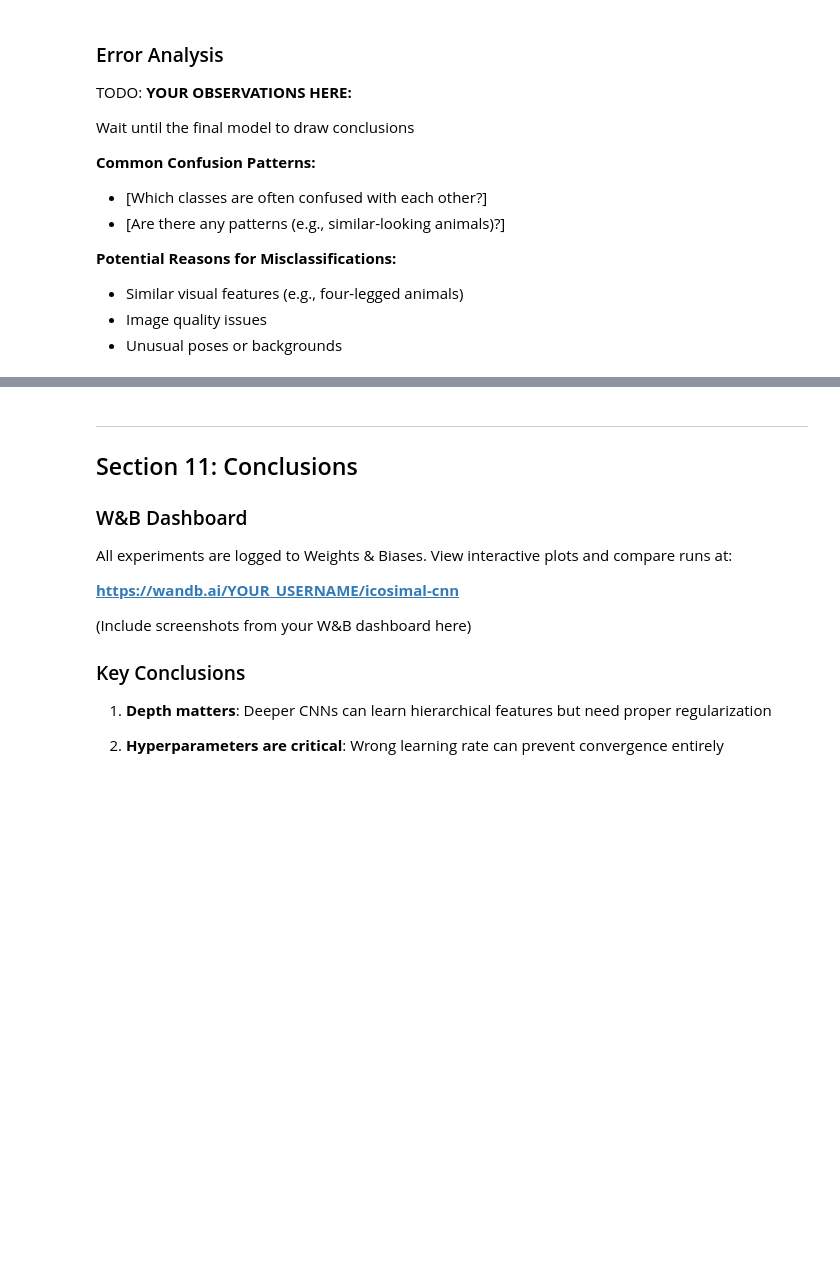
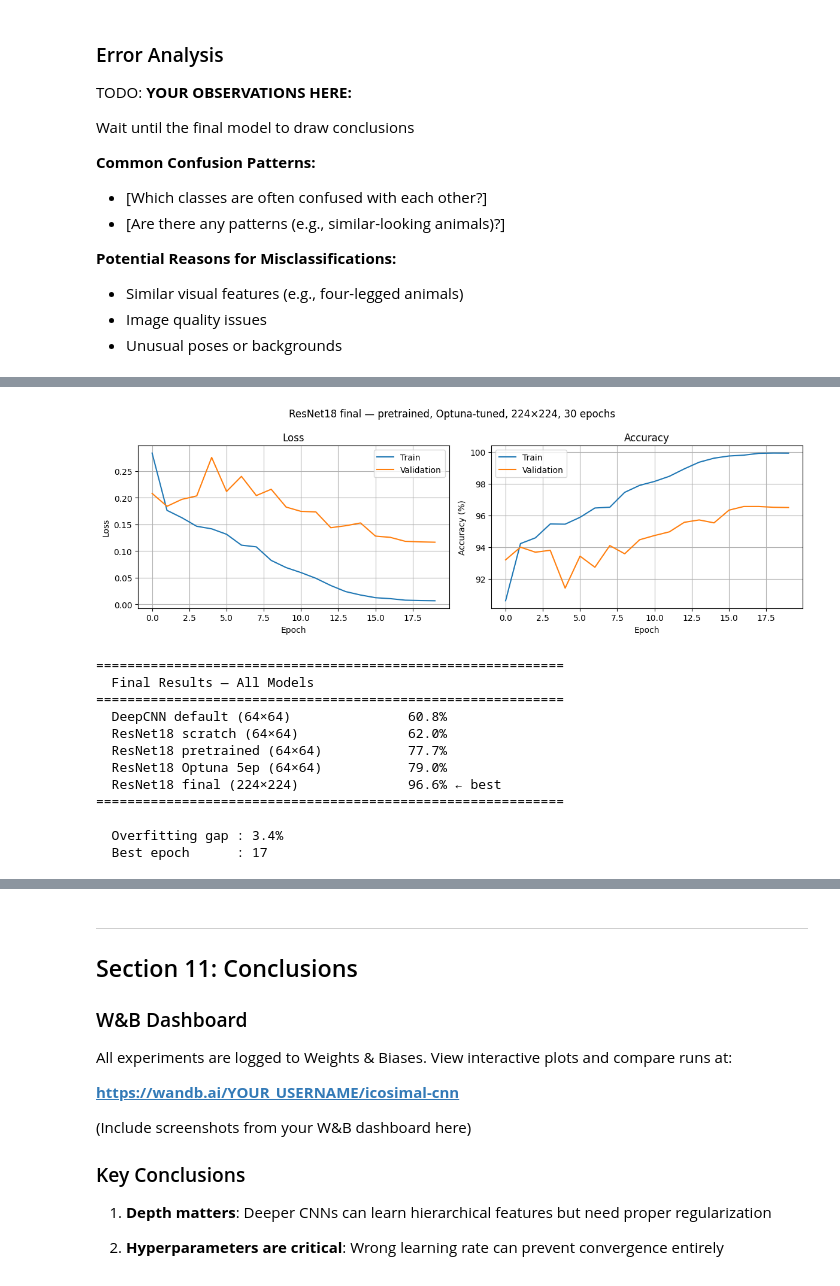
Before and after one commit to marcosncosta1/DeepLearning_practical_1, a Jupyter notebook: cnn_experiments.ipynb, the cells around one changed output, grey strips where cells are left out. Cells and saved outputs as stored; diff of their text form; code cells hidden in the pictures; blank space fills up the shorter version.

```diff
--- a/cnn_experiments.ipynb
+++ b/cnn_experiments.ipynb
@@ -1647,23 +1617,0 @@ def count_parameters(model):
-# %%
-# ResNet Comparison Experiment
-print("="*60)
-print("OPTIONAL G: RESNET COMPARISON")
-print("="*60)
-
-# Use slightly larger images for ResNet (it expects 224, but 128 works well too)
-RESNET_IMG_SIZE = 128  # Balance between speed and performance
-
-train_loader, val_loader, _, _ = get_data_loaders(img_size=RESNET_IMG_SIZE)
-
-resnet_histories = []
-resnet_labels = []
-
-# Compare model sizes
-print("\n--- Model Parameters ---")
-deep_cnn = DeepCNN(num_classes=NUM_CLASSES, img_size=RESNET_IMG_SIZE)
-resnet_pretrained = get_resnet18(NUM_CLASSES, pretrained=True)
-resnet_scratch = get_resnet18(NUM_CLASSES, pretrained=False)
-
-print(f"DeepCNN:              {count_parameters(deep_cnn):,} trainable params")
-print(f"ResNet18 (pretrained): {count_parameters(resnet_pretrained):,} trainable params")
-print(f"ResNet18 (scratch):    {count_parameters(resnet_scratch):,} trainable params")
@@ -1744,0 +2290,36 @@ for hist, label in zip(aug_histories, aug_labels):
+# %%
+plot_history(history_final, title="ResNet18 final — pretrained, Optuna-tuned, 224×224, 30 epochs")
+
+best_val   = max(history_final['val_acc'])
+best_epoch = history_final['val_acc'].index(best_val) + 1
+final_gap  = history_final['train_acc'][-1] - history_final['val_acc'][-1]
+
+print("\n" + "="*60)
+print("  Final Results — All Models")
+print("="*60)
+for name, acc in [
+    ('DeepCNN default (64×64)',         60.8),
+    ('ResNet18 scratch (64×64)',         62.0),
+    ('ResNet18 pretrained (64×64)',      77.7),
+    ('ResNet18 Optuna 5ep (64×64)',      79.0),
+    (f'ResNet18 final (224×224)',        best_val),
+]:
+    marker = ' ← best' if acc == best_val else ''
+    print(f"  {name:<35} {acc:>6.1f}%{marker}")
+print("="*60)
+print(f"\n  Overfitting gap : {final_gap:.1f}%")
+print(f"  Best epoch      : {best_epoch}")
+# %% [output]
+[figure, added]
+============================================================
+  Final Results — All Models
+============================================================
+  DeepCNN default (64×64)               60.8%
+  ResNet18 scratch (64×64)              62.0%
+  ResNet18 pretrained (64×64)           77.7%
+  ResNet18 Optuna 5ep (64×64)           79.0%
+  ResNet18 final (224×224)              96.6% ← best
+============================================================
+
+  Overfitting gap : 3.4%
+  Best epoch      : 17
```
Also changed, not shown: parts of 26 cells of this notebook.
